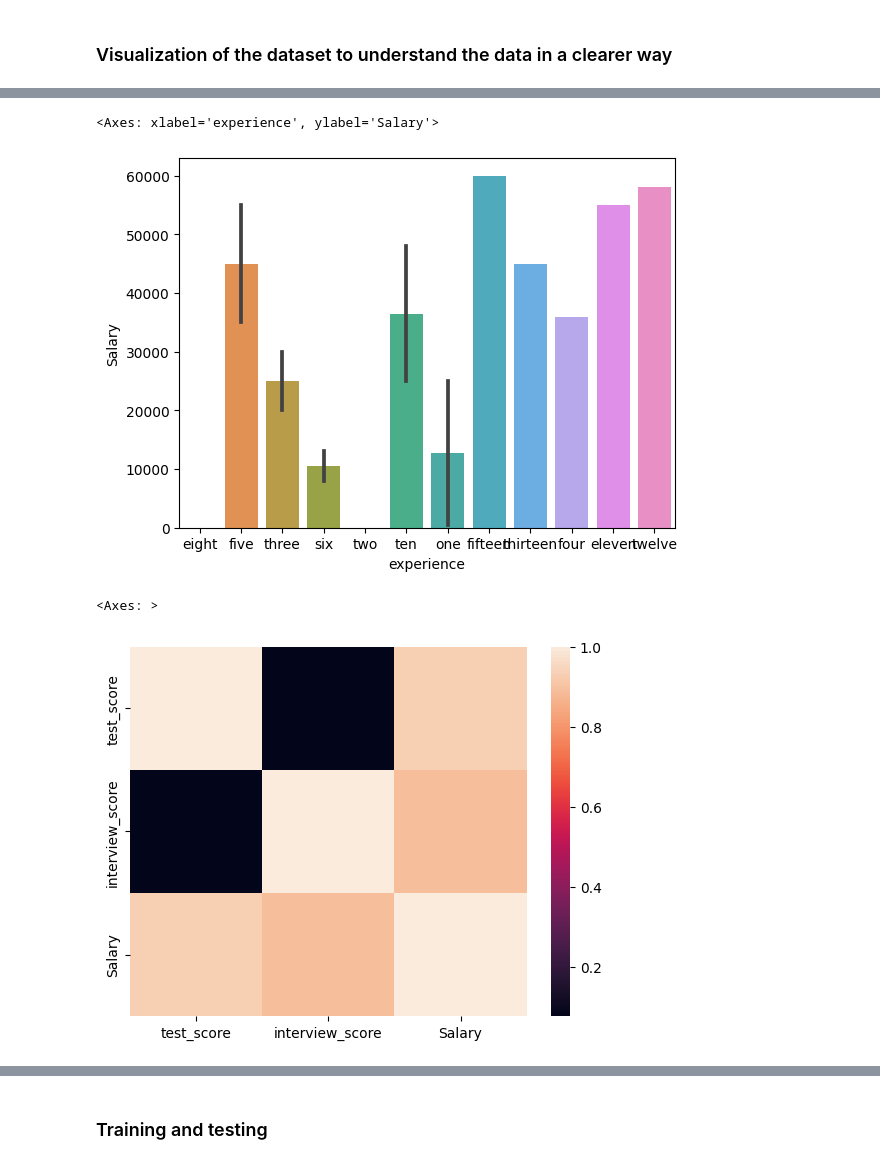
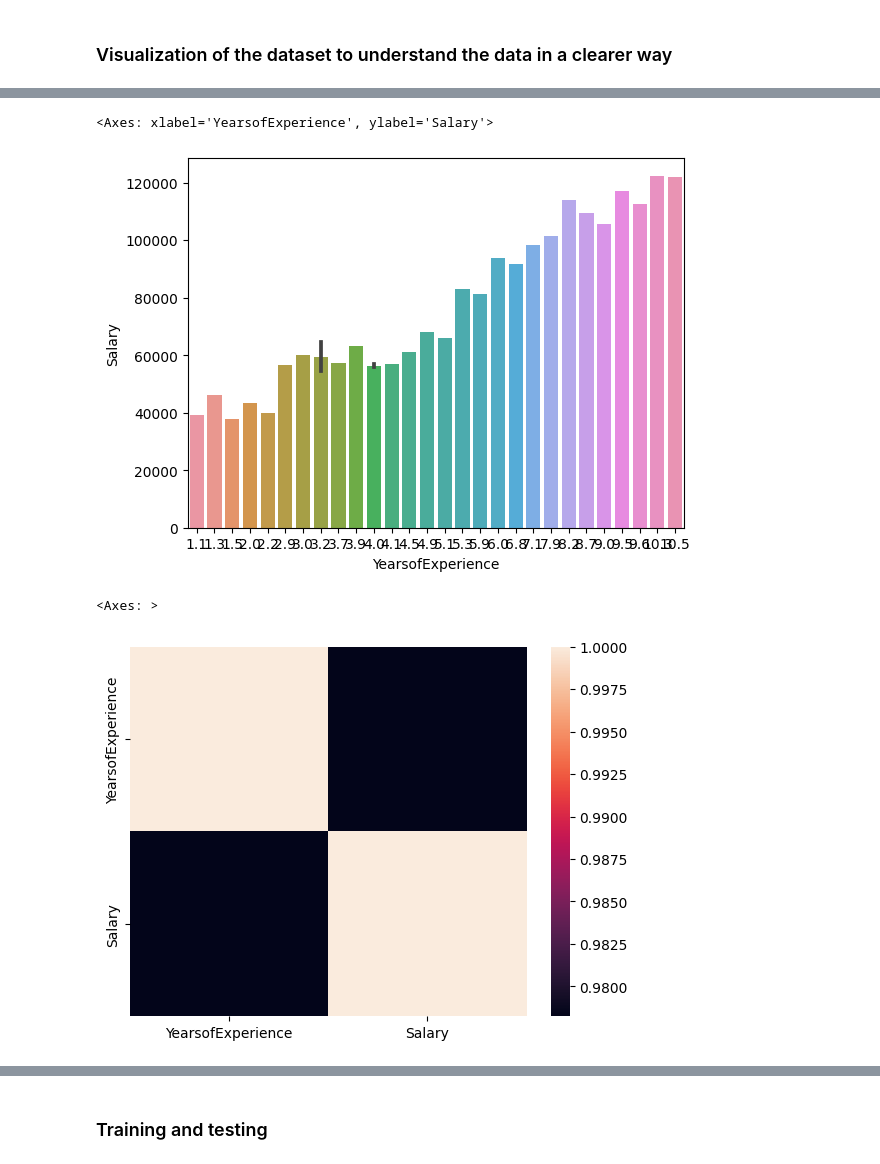
Before and after one commit to gideon-ogunbanjo/CREE, a Jupyter notebook: cree.ipynb, the cells around one changed output, grey strips where cells are left out. Drawn from its saved outputs; the diff is of its cells as text; code cells hidden in the pictures.

```diff
--- a/cree.ipynb
+++ b/cree.ipynb
@@ -10,7 +10,7 @@ from sklearn.model_selection import train_test_split
 from sklearn.metrics import mean_squared_error
 # %%
 # loading the data into a Pandas DataFrame
-data = pd.read_csv("prediction_dataset.csv")
+data = pd.read_csv("Salary_Data.csv")
 # %% [markdown]
 ### Reading and cleaning the data
 # %%
@@ -136,14 +136,14 @@ sns.countplot(y='interview_score',data=data)
 # %%
-sns.barplot(x='experience',y='Salary',data=data)
+sns.barplot(x='YearsofExperience',y='Salary',data=data)
 # %% [output]
-<Axes: xlabel='experience', ylabel='Salary'>
+<Axes: xlabel='YearsofExperience', ylabel='Salary'>
-[figure, old version]
+[figure, new version]
 # %%
 #represents the correlation of data in the columns using a heatmap
 sns.heatmap(data.corr())
 # %% [output]
 <Axes: >
-[figure, old version]
+[figure, new version]
 # %%
 sns.distplot(data.Salary)
 # %% [output]
```
Also changed, not shown: parts of 21 cells of this notebook, 1 other file.
